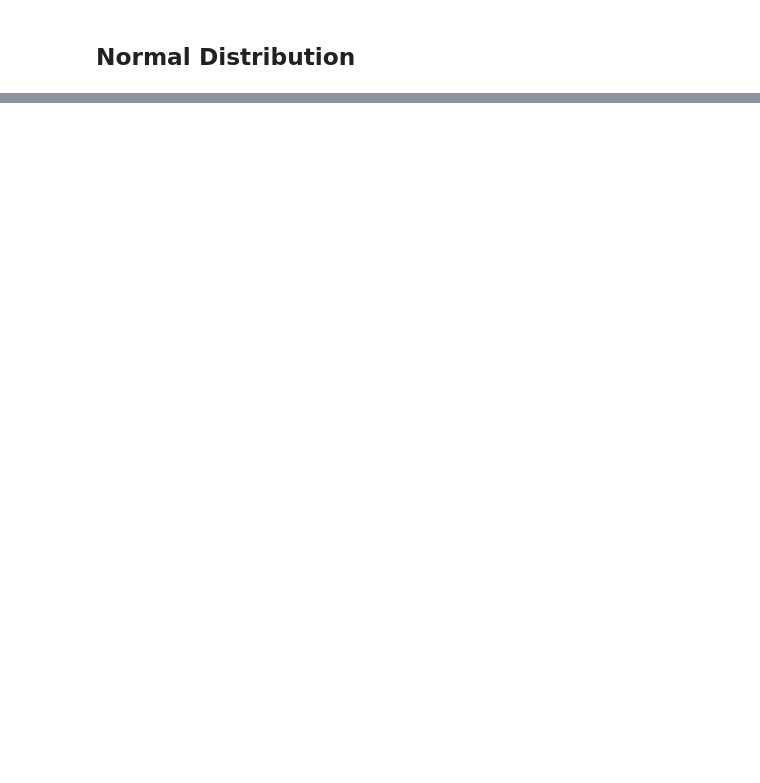
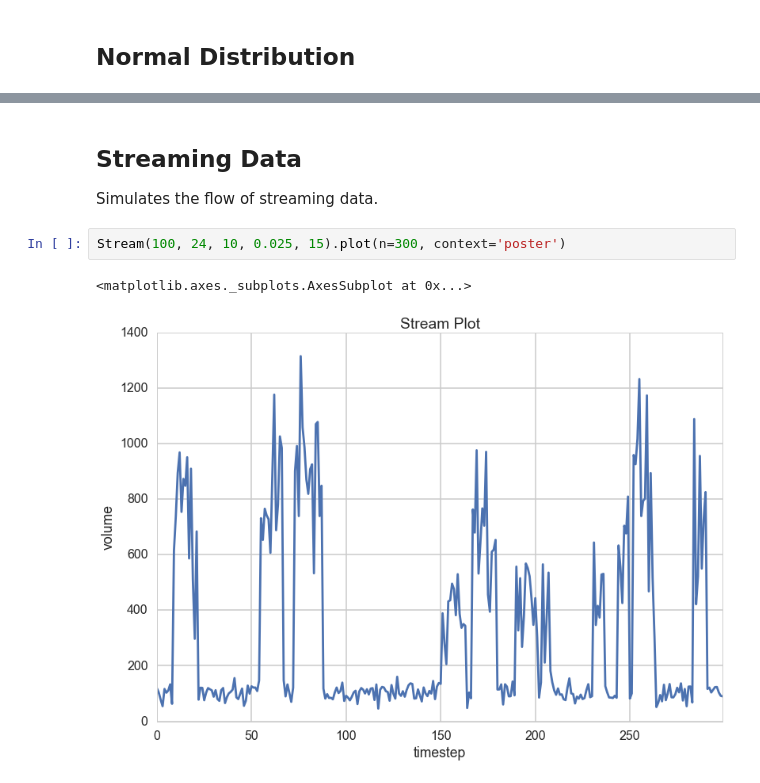
Before and after one commit to tipsybear/actors-simulation, a Jupyter notebook: notebooks/distributions.ipynb, the cells around one changed output, grey strips where cells are left out. Drawn from its saved outputs; the diff is of its cells as text; blank space fills up the shorter version.

Commit message:
stream dynamo

```diff
--- a/notebooks/distributions.ipynb
+++ b/notebooks/distributions.ipynb
@@ -23,0 +25,9 @@ Normal(0, 12).plot(n=100000)
+# %% [markdown]
+## Streaming Data
+
+Simulates the flow of streaming data.
+# %%
+Stream(100, 24, 10, 0.025, 15).plot(n=300, context='poster')
+# %% [output]
+<matplotlib.axes._subplots.AxesSubplot at 0x...>
+[figure, added]
```
Also changed, not shown: parts of 3 cells of this notebook, 2 other files.
